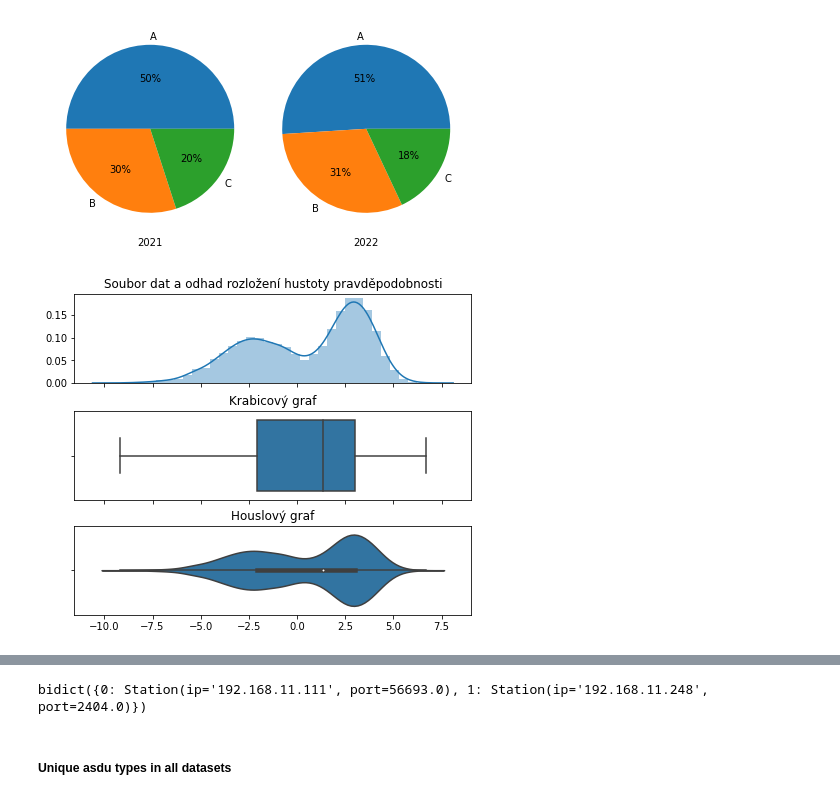
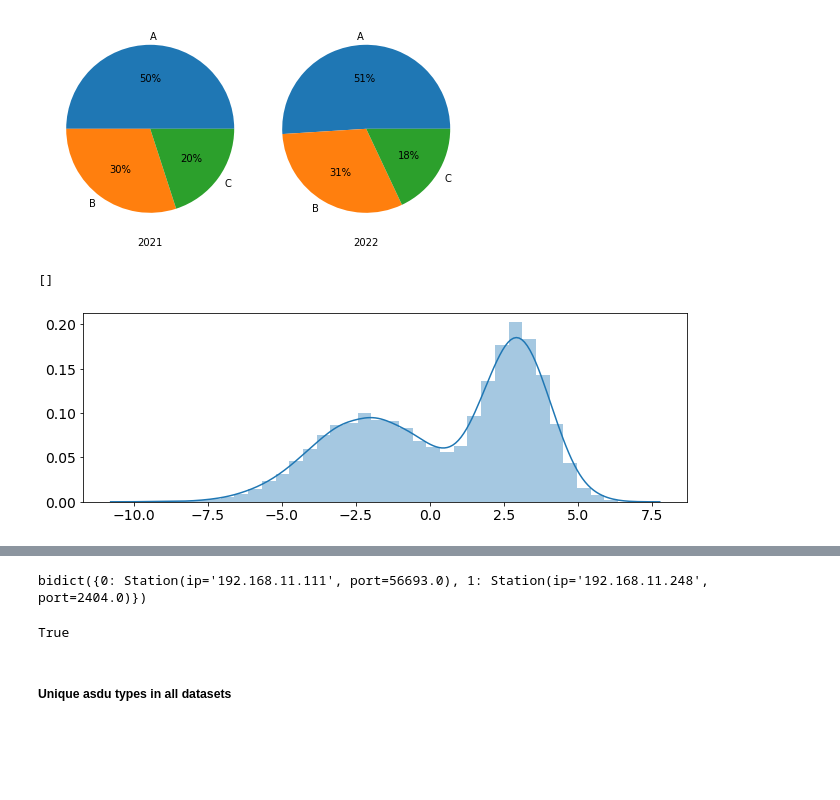
Before and after one commit to ankimme/vut-bp-ics-communication-analyzer, a Jupyter notebook: src/d1.ipynb, the cells around one changed output, grey strips where cells are left out. Saved outputs shown, nothing was run; the diff lists cells and outputs as text; code cells hidden in the pictures; blank space fills up the shorter version.

```diff
--- a/src/d1.ipynb
+++ b/src/d1.ipynb
@@ -251,3 +250,6 @@ ax[1].set_ylabel("Relativní četnost [%]")
 plt.savefig("pgf/histogram.pgf")
 # %% [output]
 [figure]
+# %%
+N = 500
+x = np.random.normal(loc=3, scale=5, size=int(N/2))
@@ -272,29 +304,49 @@ plt.savefig("pgf/pies.pgf")
 # %% [output]
 [figure]
 # %%
-def plot_comparison(x, title):
+def plot_comparison(x):
     fig, ax = plt.subplots(3, 1,figsize=(6, 5),  sharex=True, constrained_layout = True)
     sns.distplot(x, ax=ax[0])
     ax[0].set_title('Soubor dat a odhad rozložení hustoty pravděpodobnosti')
     ax[0].set_ylabel("")
     sns.boxplot(x, ax=ax[1])
     ax[1].set_title('Krabicový graf')
     sns.violinplot(x, ax=ax[2])
     ax[2].set_title('Houslový graf')
     # fig.suptitle(title, fontsize=16)
     plt.savefig("pgf/box_violin.pgf")
 
     plt.show()
 
+import matplotlib
+matplotlib.rcParams.update({'font.size': 14})
+
 N = 10000
 # sample_gaussian = np.random.normal(size=N)
 # plot_comparison(sample_gaussian, 'Standard Normal Distribution')
 
-sample_bimodal = np.concatenate([np.random.normal(loc=-2, scale=2, size=int(N/2)),
+x = np.concatenate([np.random.normal(loc=-2, scale=2, size=int(N/2)),
                                  np.random.normal(loc=3, scale=1, size=int(N/2))])
-plot_comparison(sample_bimodal, 'Mixture of Gaussians - bimodal')
+# plot_comparison(sample_bimodal, 'Mixture of Gaussians - bimodal')
+
+fig, ax = plt.subplots(1,1,figsize=(9, 3),constrained_layout = True)
+
+sns.distplot(x, ax=ax)
+plt.ylabel("")
+plt.savefig('pgf/violin_density.pgf')
+
+# sns.boxplot(x, ax=ax)
+# plt.savefig('pgf/violin_boxplot.pgf')
+
+
+# sns.violinplot(x, ax=ax)
+# plt.savefig('pgf/violin_violin.pgf')
+
+
+plt.plot()
 # %% [output]
+[]
-[figure, old version]
+[figure, new version]
 # %%
 detected_cols = df.dtypes.to_dict()
 
@@ -324,6 +376,10 @@ detected_cols
 station_ids
 # %% [output]
 bidict({0: Station(ip='192.168.11.111', port=56693.0), 1: Station(ip='192.168.11.248', port=2404.0)})
+# %%
+df.dtypes['srcIP'] == np.dtype('object')
+# %% [output]
+True
 # %% [markdown]
 ##### Unique asdu types in all datasets
 # %%
```
Also changed, not shown: parts of 4 cells of this notebook, 31 other files.
